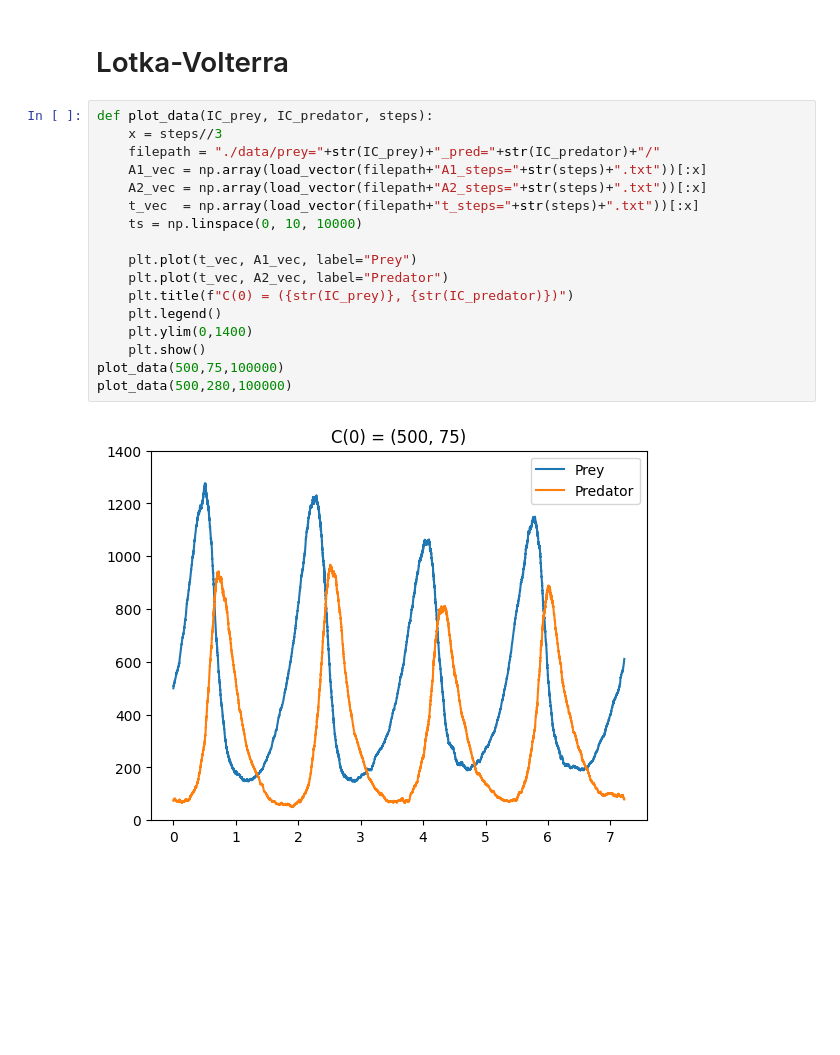
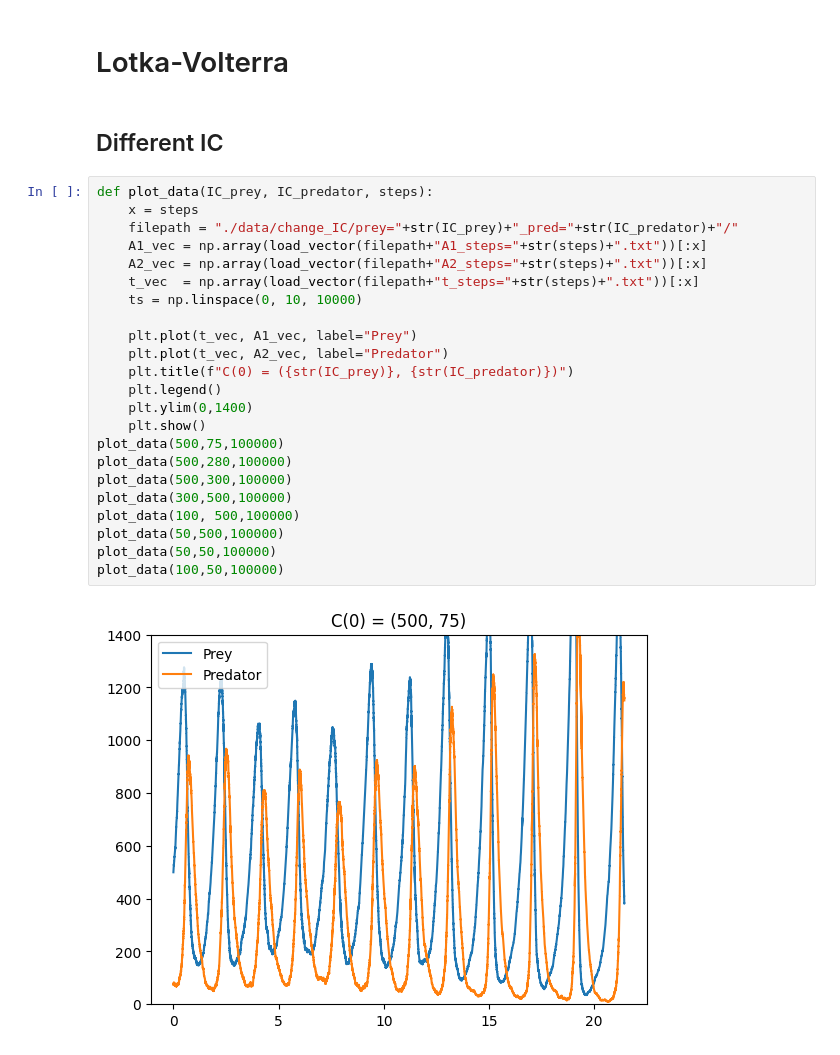
Before and after one commit to ivergro/Soft-Matter-Physics, a Jupyter notebook: Exercise_8_CTMP/results.ipynb, the cells around one changed output. Saved outputs shown, nothing was run; the diff lists cells and outputs as text; blank space fills up the shorter version.

```diff
--- a/Exercise_8_CTMP/results.ipynb
+++ b/Exercise_8_CTMP/results.ipynb
@@ -31,22 +31,30 @@ plt.legend()
 [figure]
 # %% [markdown]
 # Lotka-Volterra
+# %% [markdown]
+## Different IC
 # %%
 def plot_data(IC_prey, IC_predator, steps):
-    x = steps//3
-    filepath = "./data/prey="+str(IC_prey)+"_pred="+str(IC_predator)+"/"
+    x = steps
+    filepath = "./data/change_IC/prey="+str(IC_prey)+"_pred="+str(IC_predator)+"/"
     A1_vec = np.array(load_vector(filepath+"A1_steps="+str(steps)+".txt"))[:x]
     A2_vec = np.array(load_vector(filepath+"A2_steps="+str(steps)+".txt"))[:x]
     t_vec  = np.array(load_vector(filepath+"t_steps="+str(steps)+".txt"))[:x]
     ts = np.linspace(0, 10, 10000)
 
     plt.plot(t_vec, A1_vec, label="Prey")
     plt.plot(t_vec, A2_vec, label="Predator")
     plt.title(f"C(0) = ({str(IC_prey)}, {str(IC_predator)})")
     plt.legend()
     plt.ylim(0,1400)
     plt.show()
 plot_data(500,75,100000)
 plot_data(500,280,100000)
+plot_data(500,300,100000)
+plot_data(300,500,100000)
+plot_data(100, 500,100000)
+plot_data(50,500,100000)
+plot_data(50,50,100000)
+plot_data(100,50,100000)
 # %% [output]
-[figure, old version]
+[figure, new version]
```
Also changed, not shown: parts of 8 cells of this notebook, 3 other files.
